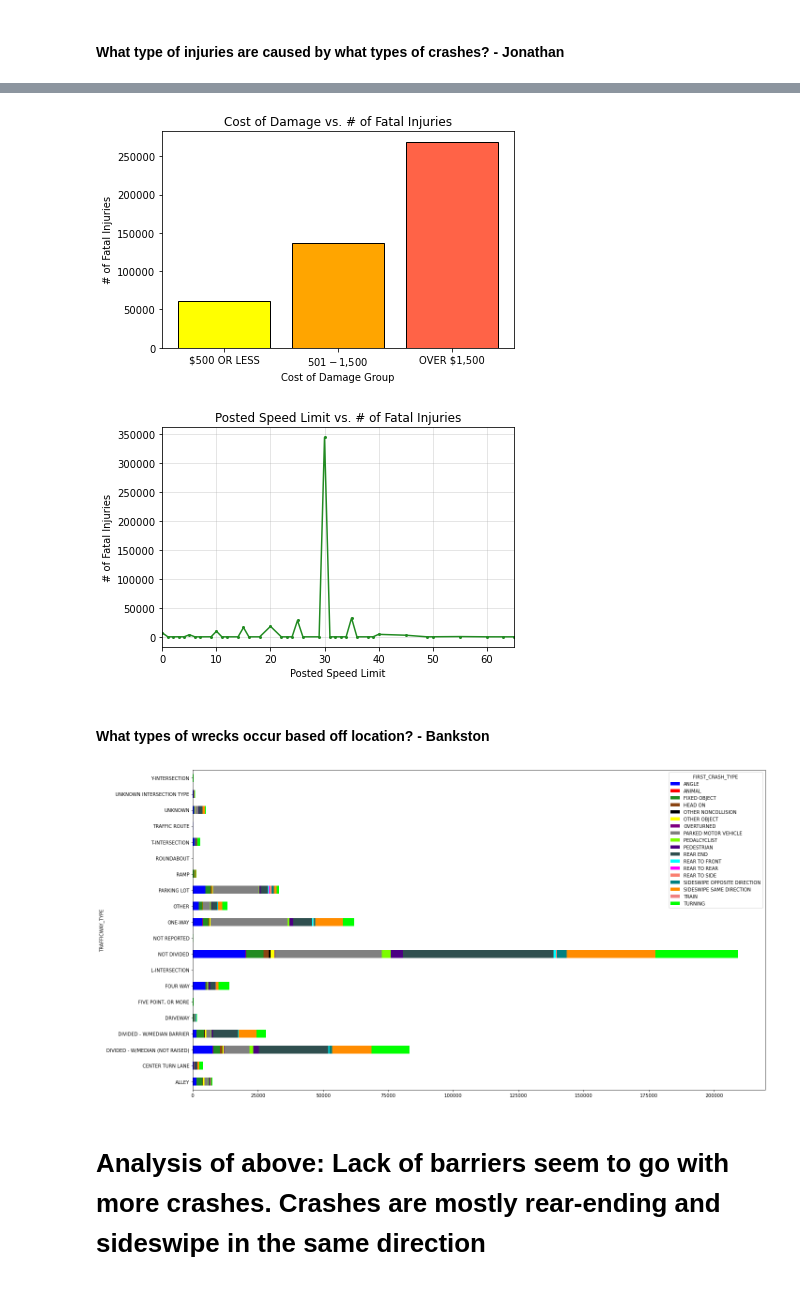
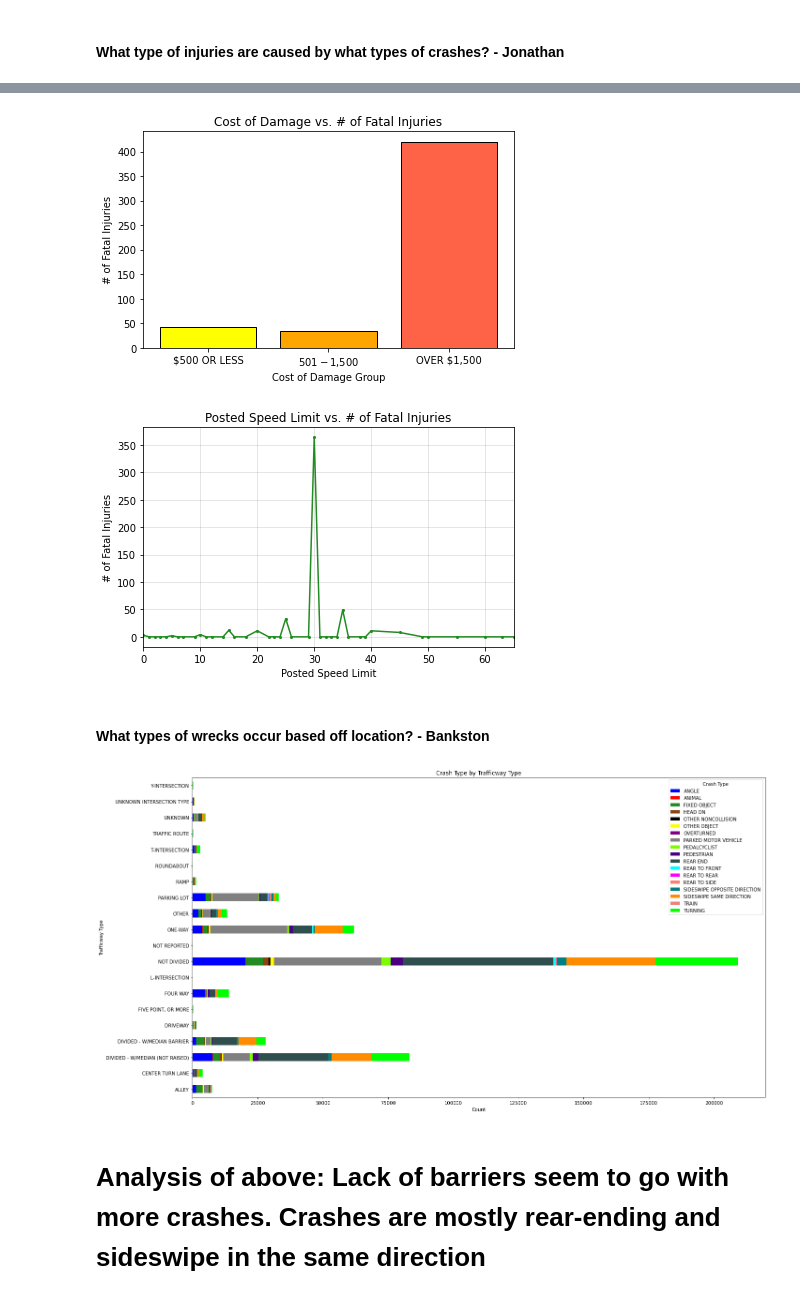
Before and after one commit to andrewbankston/project-one, a Jupyter notebook: Chicago_Crashes.ipynb, the cells around one changed output, grey strips where cells are left out. Cells and saved outputs as stored; diff of their text form; code cells hidden in the pictures.

```diff
--- a/Chicago_Crashes.ipynb
+++ b/Chicago_Crashes.ipynb
@@ -144,6 +141,6 @@ plt.savefig("output_data/injuries_by_cost_of_damage_group.png")
 # %%
 # Create cost of damage and fatal injury count (bar)
-fatal_count = damage_group["INJURIES_FATAL"].count()
+fatal_count = damage_group["INJURIES_FATAL"].sum()
 damages_fatal_df = pd.DataFrame(fatal_count)
 
 #print(damages_fatal_df)
@@ -159,12 +156,12 @@ plt.tight_layout()
 plt.savefig("output_data/cost_of_damage_vs_fatalities.png")
 plt.show()
 # %% [output]
-[figure, old version]
+[figure, new version]
 # %%
 # Create speed vs. fatality count (bar)
 # Create cost of damage and fatal injury count (scatter with regression)
 speed_group = crash_df.groupby("POSTED_SPEED_LIMIT")
-speed_count = speed_group["INJURIES_FATAL"].count()
+speed_count = speed_group["INJURIES_FATAL"].sum()
 speed_fatal_df = pd.DataFrame(speed_count)
 
 #print(damages_fatal_df)
@@ -184,21 +181,25 @@ plt.tight_layout()
 plt.savefig("output_data/speed_limit_vs_fatalities.png")
 plt.show()
 # %% [output]
-[figure, old version]
+[figure, new version]
 # %% [markdown]
 #### What types of wrecks occur based off location? - Bankston
 # %%
 # Create bar graph for trafficway_type
 # Need to possibly resize or breakup bars into groups
 trafficway_crash_group = crash_df.groupby(['TRAFFICWAY_TYPE', 'FIRST_CRASH_TYPE']).size().unstack()
 trafficway_crash_group.plot.barh(stacked = True, figsize = (20, 10), color=['blue', 'red', 'forestgreen', 'saddlebrown', 'black', 'yellow', 'purple', 'gray', 'lawngreen', 'indigo', 'darkslategray', 'aqua', 'fuchsia', 'salmon', 'teal', 'darkorange', 'lightcoral', 'lime'])
 
 plt.plot
 plt.tight_layout()
-plt.savefig("output_data/trafficway_type_stackedbar.png")
+plt.title("Crash Type by Trafficway Type")
+plt.ylabel("Trafficway Type")
+plt.xlabel("Count")
+plt.legend(title="Crash Type")
+#plt.savefig("output_data/trafficway_type_stackedbar.png")
 plt.show()
 # %% [output]
-[figure, old version]
+[figure, new version]
 # %% [markdown]
 # Analysis of above: Lack of barriers seem to go with more crashes. Crashes are mostly rear-ending and sideswipe in the same direction
 # %%
```
Also changed, not shown: parts of 12 cells of this notebook, 7 other files.
